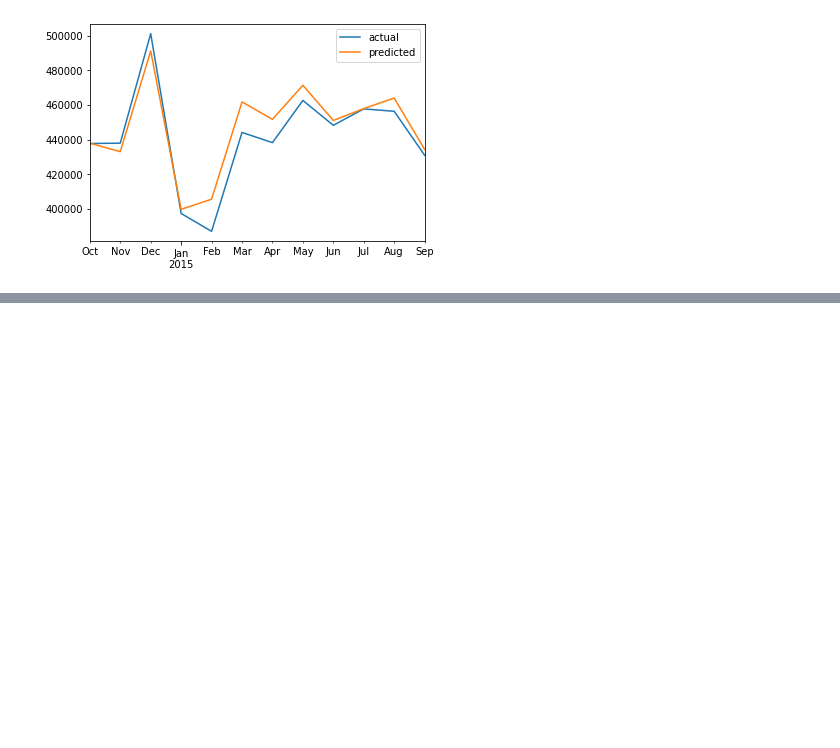
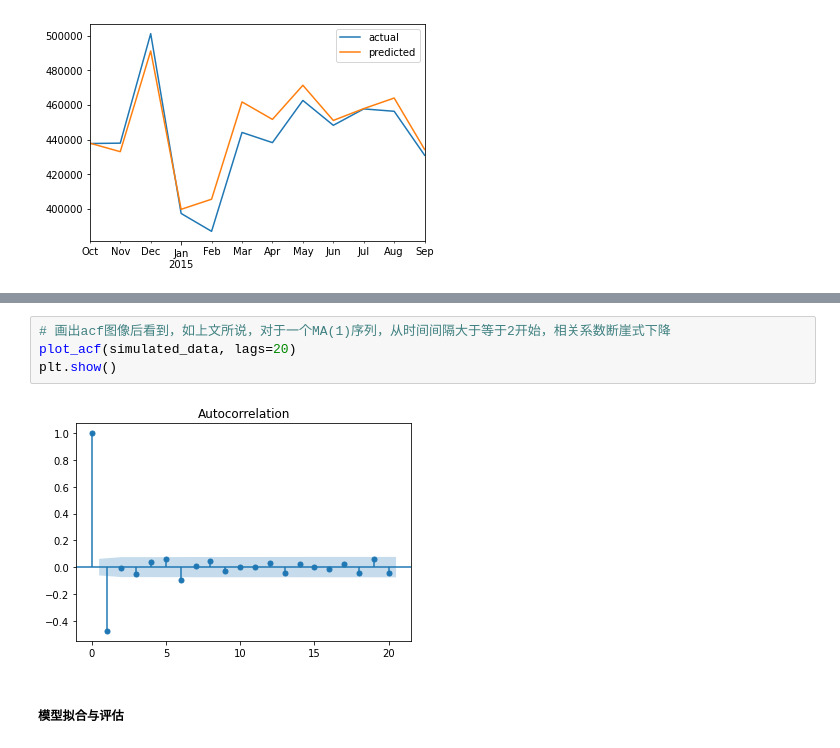
Before and after one commit to muxi324/timeseries101, a Jupyter notebook: cp4.ipynb, the cells around one changed output, grey strips where cells are left out. Cells and saved outputs as stored; diff of their text form; blank space fills up the shorter version.

```diff
--- a/cp4.ipynb
+++ b/cp4.ipynb
@@ -117,0 +136,8 @@ compare_df.plot()
+# %%
+# 画出acf图像后看到，如上文所说，对于一个MA(1)序列，从时间间隔大于等于2开始，相关系数断崖式下降
+plot_acf(simulated_data, lags=20)
+plt.show()
+# %% [output]
+[figure, added]
+# %% [markdown]
+##### 模型拟合与评估
```
Also changed, not shown: parts of 8 cells of this notebook, 4 other files.
